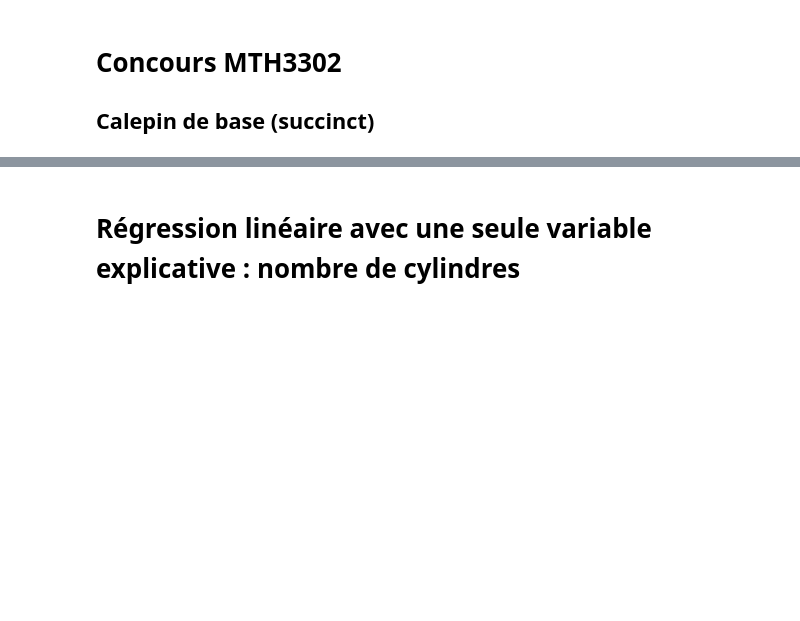
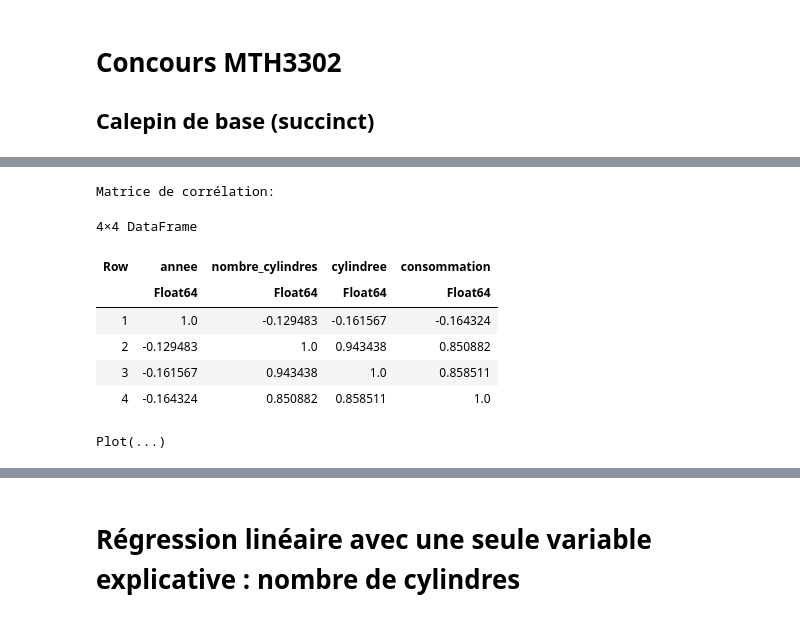
Before and after one commit to Julien9969/MTH3302-projet, a Jupyter notebook: Simon_Concours MTH3302 A24.ipynb, the cells around one changed output, grey strips where cells are left out. Saved outputs shown, nothing was run; the diff lists cells and outputs as text; code cells hidden in the pictures; blank space fills up the shorter version.

```diff
--- a/Simon_Concours MTH3302 A24.ipynb
+++ b/Simon_Concours MTH3302 A24.ipynb
@@ -6,0 +23,34 @@ using CSV, DataFrames
+# %%
+# Charger les données
+train = CSV.read("train.csv", DataFrame, decimal=',')
+
+# 1. Matrice de corrélation pour variables numériques
+function correlation_matrix(df, numeric_cols)
+    # Extraire les colonnes numériques en tant que matrice
+    data_matrix = hcat([df[!, col] for col in numeric_cols]...)
+    cors = cor(data_matrix)
+    return DataFrame(cors, :auto) |> x -> rename!(x, numeric_cols)
+
+end
+
+
+numeric_cols = ["annee", "nombre_cylindres", "cylindree", "consommation"]
+cor_matrix = correlation_matrix(train, numeric_cols)
+println("Matrice de corrélation:")
+display(cor_matrix)
+# %% [output]
+Matrice de corrélation:
+4×4 DataFrame
+| Row | annee | nombre_cylindres | cylindree | consommation |
+|  | Float64 | Float64 | Float64 | Float64 |
+| 1 | 1.0 | -0.129483 | -0.161567 | -0.164324 |
+| 2 | -0.129483 | 1.0 | 0.943438 | 0.850882 |
+| 3 | -0.161567 | 0.943438 | 1.0 | 0.858511 |
+| 4 | -0.164324 | 0.850882 | 0.858511 | 1.0 |
+# %%
+# 2. Box plots par catégorie
+p1 = plot(train, x=:type, y=:consommation, Geom.boxplot,
+    Guide.title("Distribution de consommation par type"),
+    Theme(background_color="white"))
+# %% [output]
+Plot(...)
```
Also changed, not shown: parts of 6 cells of this notebook.
